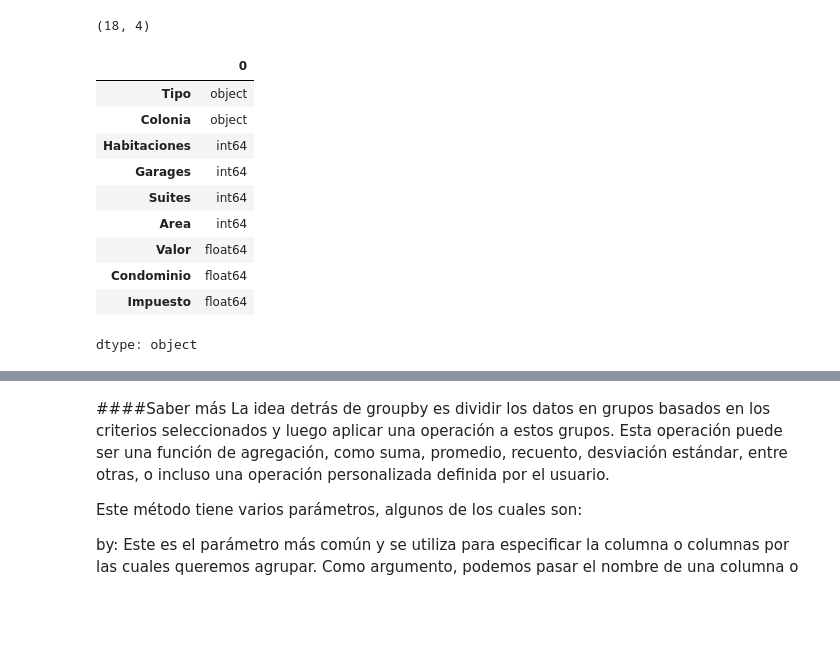
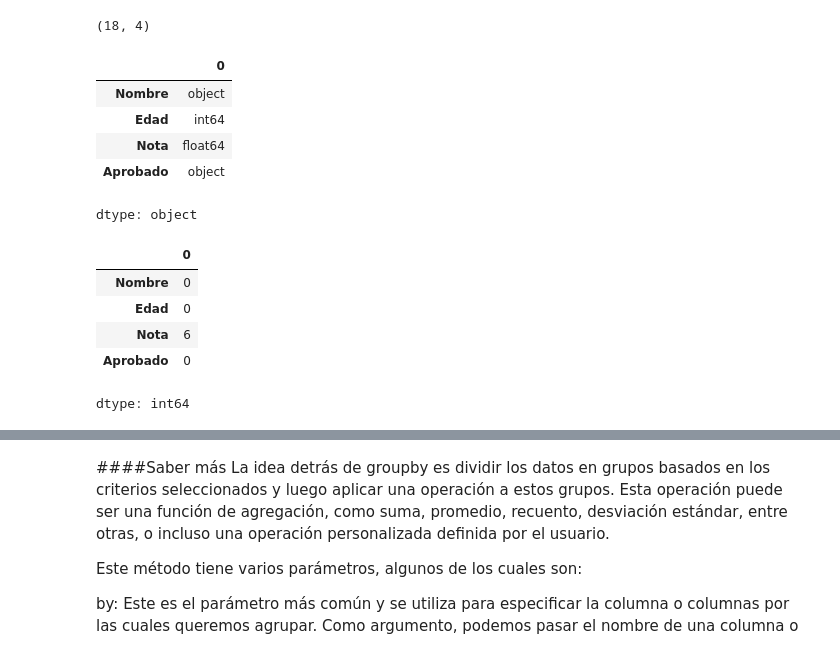
Before and after one commit to AenimaLabs/2061-pandas-conociendo-la-biblioteca, a Jupyter notebook: inmuebles_cdmx.ipynb, the cells around one changed output, grey strips where cells are left out. Drawn from its saved outputs; the diff is of its cells as text; code cells hidden in the pictures; blank space fills up the shorter version.

```diff
--- a/inmuebles_cdmx.ipynb
+++ b/inmuebles_cdmx.ipynb
@@ -828,24 +828,28 @@ datos_alumnos.shape
 # %%
 # Visualizar los nombres de las columnas
 datos_alumnos.columns
 
 # Seleccionar una columna
 datos_alumnos['Nombre']
 
 # Seleccionar múltiples columnas
 datos_alumnos[['Edad', 'Nota']]
 
 # Verificar los tipos de datos en cada columna
-datos.dtypes
+datos_alumnos.dtypes
 # %% [output]
 |  | 0 |
-| Tipo | object |
-| Colonia | object |
-| Habitaciones | int64 |
-| Garages | int64 |
-| Suites | int64 |
-| Area | int64 |
-| Valor | float64 |
-| Condominio | float64 |
-| Impuesto | float64 |
+| Nombre | object |
+| Edad | int64 |
+| Nota | float64 |
+| Aprobado | object |
 dtype: object
+# %%
+datos_alumnos.isnull().sum()
+# %% [output]
+|  | 0 |
+| Nombre | 0 |
+| Edad | 0 |
+| Nota | 6 |
+| Aprobado | 0 |
+dtype: int64
```
Also changed, not shown: parts of 10 cells of this notebook.
